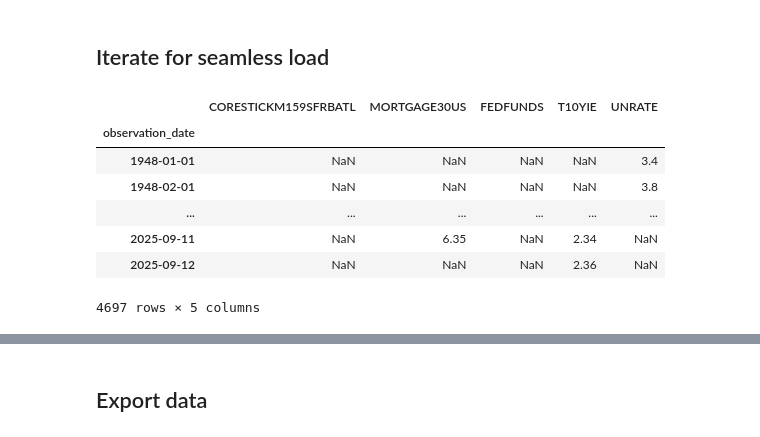
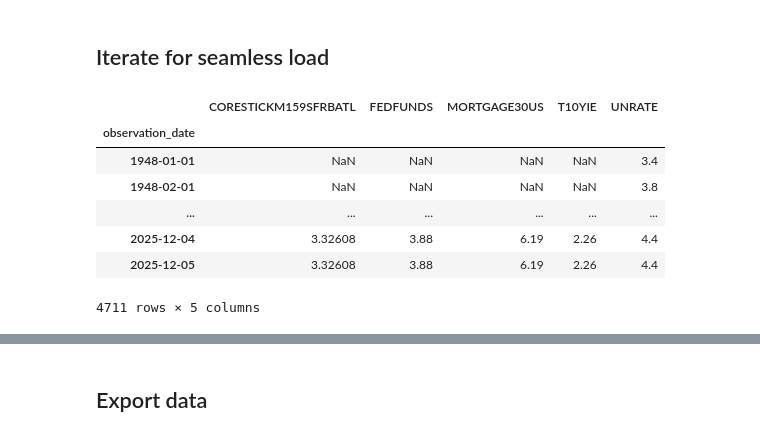
Before and after one commit to misterkrot-reborn/practical-python-for-time-series-analysis-5452014, a Jupyter notebook: notebooks/CH01_Join/Start.ipynb, the cells around one changed output, grey strips where cells are left out. Saved outputs shown, nothing was run; the diff lists cells and outputs as text; code cells hidden in the pictures.

Commit message:
adding some data just so it sticks around

```diff
--- a/notebooks/CH01_Join/Start.ipynb
+++ b/notebooks/CH01_Join/Start.ipynb
@@ -122,13 +122,31 @@ df3 = df3.interpolate(method='linear')
 df3.plot()
 # %% [markdown]
 ## Iterate for seamless load
+# %%
+paths = ['../../data/FRED/CORESTICKM159SFRBATL.csv',
+         '../../data/FRED/FEDFUNDS.csv',
+         '../../data/FRED/MORTGAGE30US.csv',
+         '../../data/FRED/T10YIE.csv',
+         '../../data/FRED/UNRATE.csv']
+
+dfs = []
+for f in paths:
+    df = pd.read_csv(f,index_col=0,parse_dates=True)
+    dfs.append(df)
+
+final_df = pd.concat(dfs,axis=1)
+final_df = final_df.interpolate(mode='linear')
+final_df
+# %% [output]
+|  | CORESTICKM159SFRBATL | FEDFUNDS | MORTGAGE30US | T10YIE | UNRATE |
+| observation_date |  |  |  |  |  |
+| 1948-01-01 | NaN | NaN | NaN | NaN | 3.4 |
+| 1948-02-01 | NaN | NaN | NaN | NaN | 3.8 |
+| ... | ... | ... | ... | ... | ... |
+| 2025-12-04 | 3.32608 | 3.88 | 6.19 | 2.26 | 4.4 |
+| 2025-12-05 | 3.32608 | 3.88 | 6.19 | 2.26 | 4.4 |
+4711 rows × 5 columns
 # %%
+
+
+final_df.plot()
-# %% [output]
-|  | CORESTICKM159SFRBATL | MORTGAGE30US | FEDFUNDS | T10YIE | UNRATE |
-| observation_date |  |  |  |  |  |
-| 1948-01-01 | NaN | NaN | NaN | NaN | 3.4 |
-| 1948-02-01 | NaN | NaN | NaN | NaN | 3.8 |
-| ... | ... | ... | ... | ... | ... |
-| 2025-09-11 | NaN | 6.35 | NaN | 2.34 | NaN |
-| 2025-09-12 | NaN | NaN | NaN | 2.36 | NaN |
-4697 rows × 5 columns
```
Also changed, not shown: parts of 1 cell of this notebook, 3 other files.
